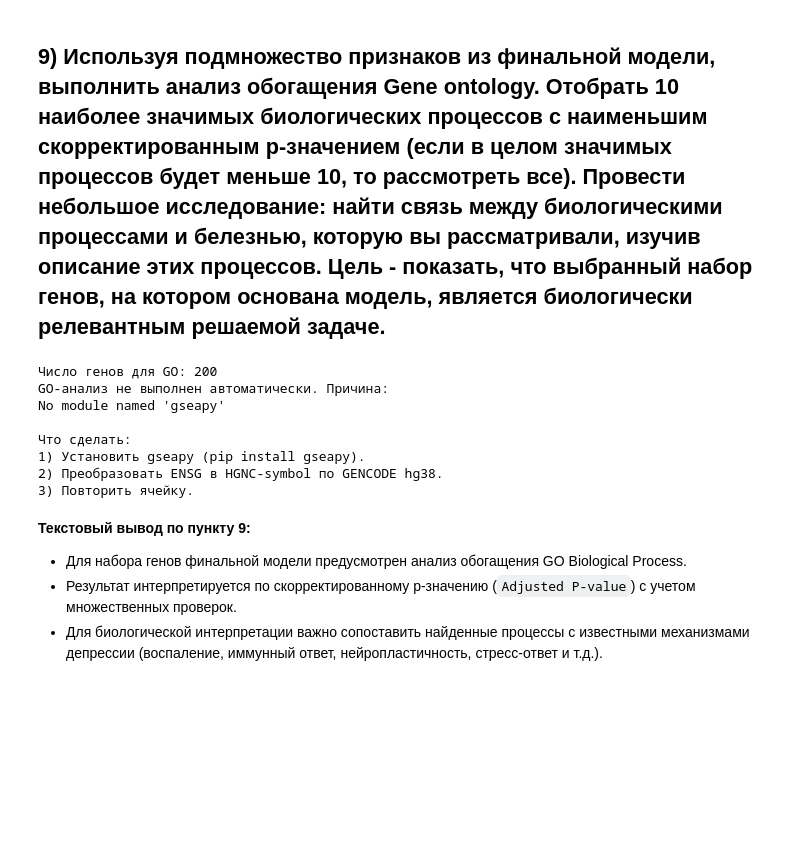
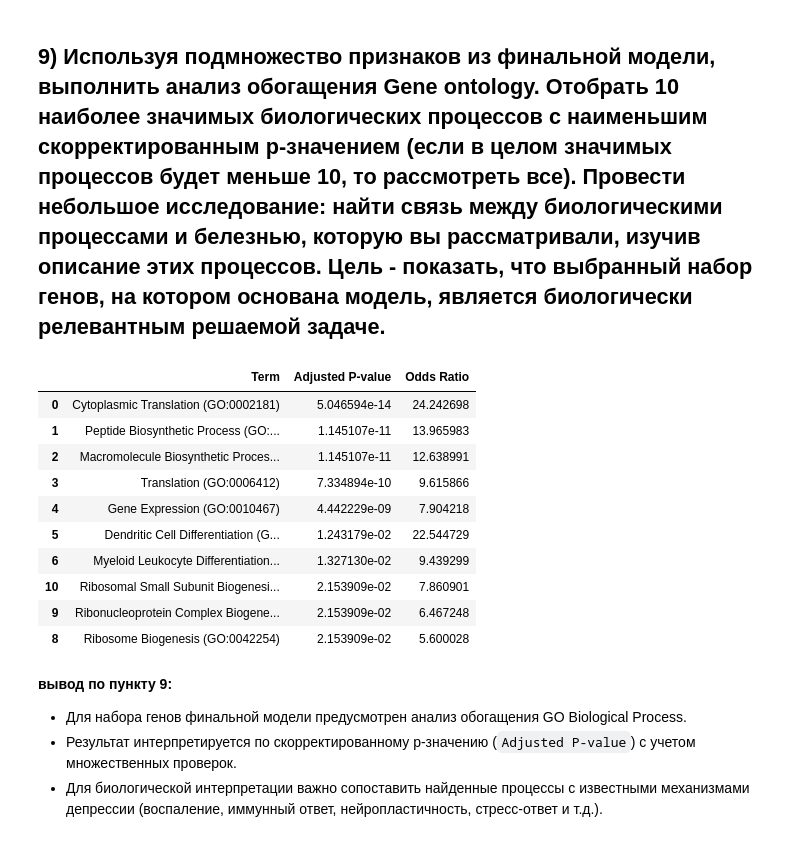
Before and after one commit to CaktusJohn/Medical-data-analysis, a Jupyter notebook: Gene Expression-Based Prediction of Depression Status/Depression_classification.ipynb, the cells around one changed output. Saved outputs shown, nothing was run; the diff lists cells and outputs as text; code cells hidden in the pictures; blank space fills up the shorter version.

```diff
--- a/Gene Expression-Based Prediction of Depression Status/Depression_classification.ipynb
+++ b/Gene Expression-Based Prediction of Depression Status/Depression_classification.ipynb
@@ -792,49 +885,35 @@ print('Число признаков в финальной модели посл
 - Эта визуализация подтверждает, насколько информативно выбранное признаковое пространство.
 # %% [markdown]
 ## 9) Используя подмножество признаков из финальной модели, выполнить анализ обогащения Gene ontology. Отобрать 10 наиболее значимых биологических процессов с наименьшим скорректированным p-значением (если в целом значимых процессов будет меньше 10, то рассмотреть все). Провести небольшое исследование: найти связь между биологическими процессами и белезнью, которую вы рассматривали, изучив описание этих процессов. Цель - показать, что выбранный набор генов, на котором основана модель, является биологически релевантным решаемой задаче.
-# %%
-# GO enrichment (Biological Process)
-# Примечание: для полноценного GO-анализа нужны gene symbols.
-# Если у вас только ENSG, сначала сопоставьте ENSG -> SYMBOL через GENCODE hg38 annotation.
-
-final_genes = pd.Series(selected_features).dropna().astype(str).str.replace(r'\.\d+$', '', regex=True).tolist()
-
-print('Число генов для GO:', len(final_genes))
-
-try:
-    import gseapy as gp
-
-    enr = gp.enrichr(
-        gene_list=final_genes,
-        gene_sets=['GO_Biological_Process_2023'],
-        organism='Human',
-        outdir=None,
-        cutoff=0.05
-    )
-
-    go_res = enr.results.copy()
-    go_res = go_res.sort_values('Adjusted P-value').head(10)
-
-    display(go_res[['Term', 'Adjusted P-value', 'Odds Ratio', 'Combined Score']])
-
-except Exception as e:
-    print('GO-анализ не выполнен автоматически. Причина:')
-    print(e)
-    print('\nЧто сделать:')
-    print('1) Установить gseapy (pip install gseapy).')
-    print('2) Преобразовать ENSG в HGNC-symbol по GENCODE hg38.')
-    print('3) Повторить ячейку.')
-# %% [output]
-Число генов для GO: 200
-GO-анализ не выполнен автоматически. Причина:
-No module named 'gseapy'
-
-Что сделать:
-1) Установить gseapy (pip install gseapy).
-2) Преобразовать ENSG в HGNC-symbol по GENCODE hg38.
-3) Повторить ячейку.
+# %%
+# GO enrichment анализ
+import pandas as pd
+import mygene
+import gseapy as gp
+
+# Конвертация ENSG в символы генов
+mg = mygene.MyGeneInfo()
+ensg_list = [g.split('.')[0] for g in selected_features if pd.notna(g)]
+results = mg.querymany(ensg_list, scopes='ensembl.gene', fields='symbol', species='human', verbose=False)
+gene_symbols = [r['symbol'] for r in results if 'symbol' in r]
+
+
+enr = gp.enrichr(gene_list=gene_symbols, gene_sets=['GO_Biological_Process_2023'], organism='human', outdir=None, cutoff=0.05)
+display(enr.results.sort_values('Adjusted P-value').head(10)[['Term', 'Adjusted P-value', 'Odds Ratio']])
+# %% [output]
+|  | Term | Adjusted P-value | Odds Ratio |
+| 0 | Cytoplasmic Translation (GO:0002181) | 5.046594e-14 | 24.242698 |
+| 1 | Peptide Biosynthetic Process (GO:... | 1.145107e-11 | 13.965983 |
+| 2 | Macromolecule Biosynthetic Proces... | 1.145107e-11 | 12.638991 |
+| 3 | Translation (GO:0006412) | 7.334894e-10 | 9.615866 |
+| 4 | Gene Expression (GO:0010467) | 4.442229e-09 | 7.904218 |
+| 5 | Dendritic Cell Differentiation (G... | 1.243179e-02 | 22.544729 |
+| 6 | Myeloid Leukocyte Differentiation... | 1.327130e-02 | 9.439299 |
+| 10 | Ribosomal Small Subunit Biogenesi... | 2.153909e-02 | 7.860901 |
+| 9 | Ribonucleoprotein Complex Biogene... | 2.153909e-02 | 6.467248 |
+| 8 | Ribosome Biogenesis (GO:0042254) | 2.153909e-02 | 5.600028 |
 # %% [markdown]
-**Текстовый вывод по пункту 9:**
+**вывод по пункту 9:**
 
 - Для набора генов финальной модели предусмотрен анализ обогащения GO Biological Process.
 - Результат интерпретируется по скорректированному p-значению (`Adjusted P-value`) с учетом множественных проверок.
```
Also changed, not shown: parts of 24 cells of this notebook, 4 other files.
